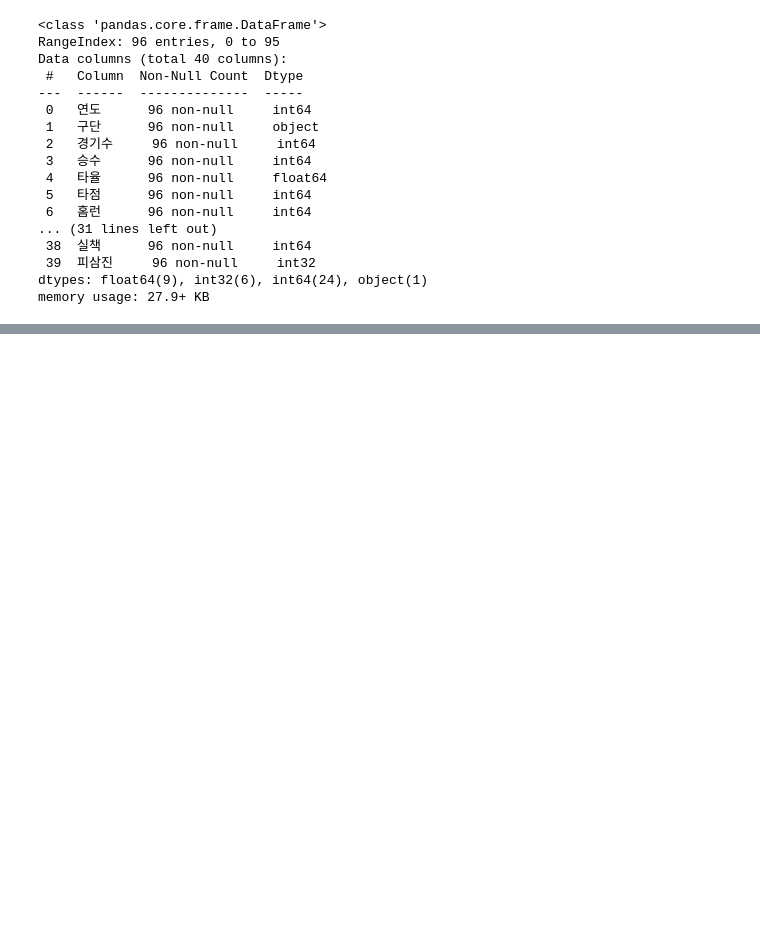
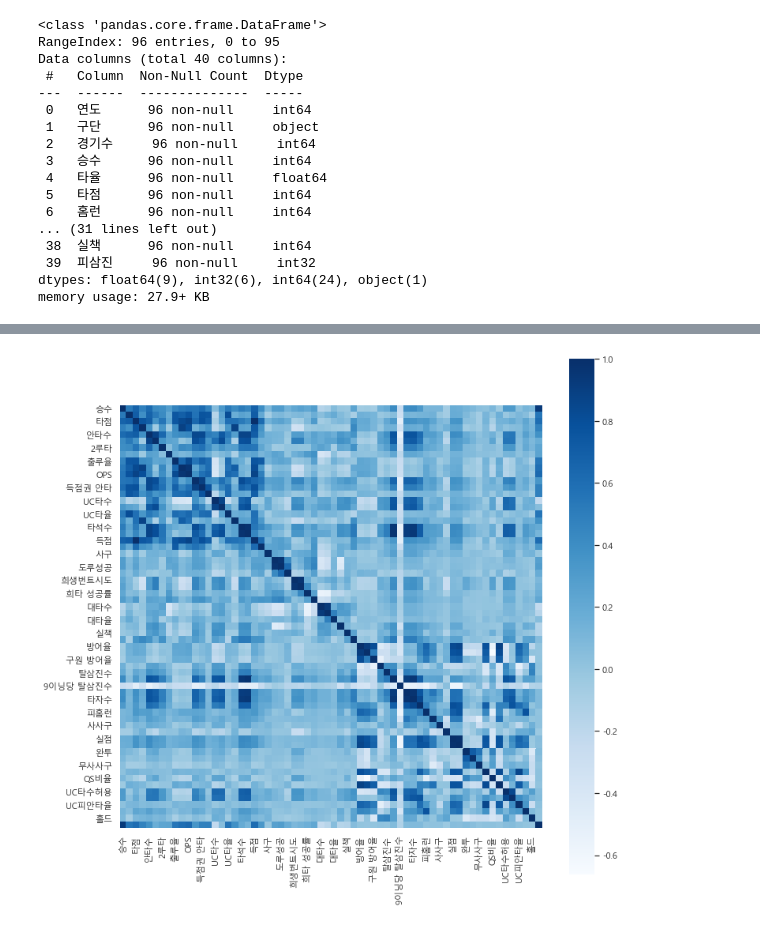
Before and after one commit to won4513/baseball, a Jupyter notebook: npb/npb.ipynb, the cells around one changed output, grey strips where cells are left out. Saved outputs shown, nothing was run; the diff lists cells and outputs as text; code cells hidden in the pictures; blank space fills up the shorter version.

```diff
--- a/npb/npb.ipynb
+++ b/npb/npb.ipynb
@@ -54,0 +85,11 @@ memory usage: 27.9+ KB
+# %%
+npb_p2 = npb_p.drop([ '구단', '경기수', '승수'], axis = 1)
+npb_b2 = npb_b.drop(['경기수.1'], axis = 1)
+npb_p2.rename(columns = {'사구' : '사구 허용', 'UC타수' : 'UC타수허용', 'UC타율' : 'UC피안타율'}, inplace = True)
+npb_b2.rename(columns = {'UC비율' : 'UC타율'}, inplace = True)
+# %%
+npb = pd.merge(npb_b2, npb_p2, how = 'inner', on = '연도')
+# %%
+npb['승률'] = npb['승수'] / npb['경기수']
+# %%
+npb_corr = npb.drop(['연도','경기수','구단'], axis = 1)
@@ -54,0 +112,14 @@ memory usage: 27.9+ KB
+# %%
+import matplotlib.pyplot as plt
+import seaborn as sns
+#상관관계 시각화
+plt.figure(figsize = (12,12))
+sns.heatmap(npb_corr.corr(),
+            annot = False,
+            cmap = 'Blues',
+            square = True,
+            fmt = '.2f',
+            annot_kws = {'size':8})
+plt.show()#몇가지 피쳐 이름 생략됨
+# %% [output]
+[figure, added]
```
Also changed, not shown: parts of 25 cells of this notebook.
